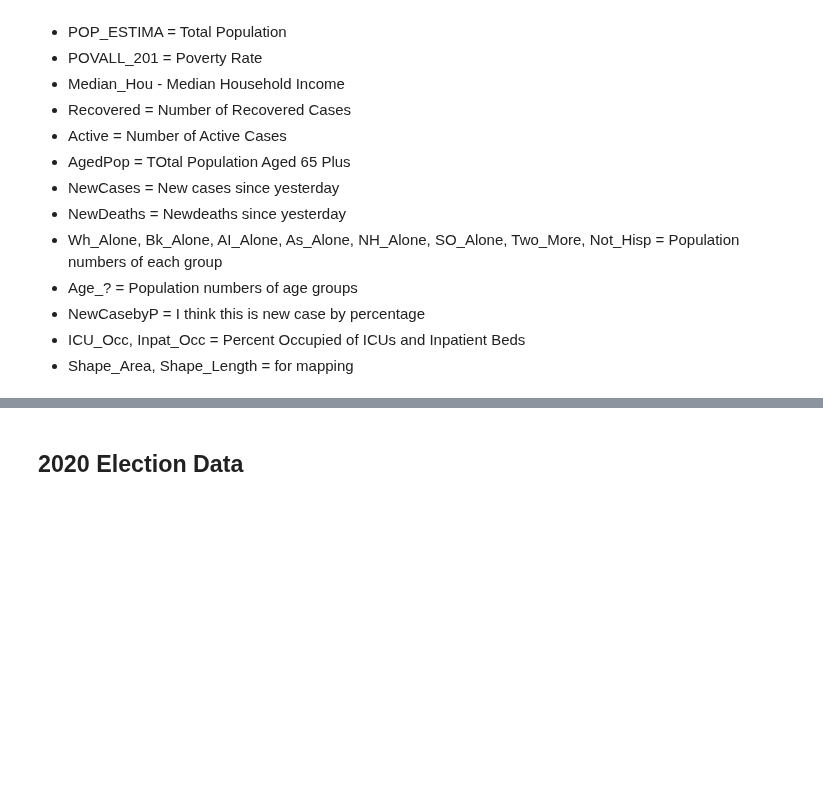
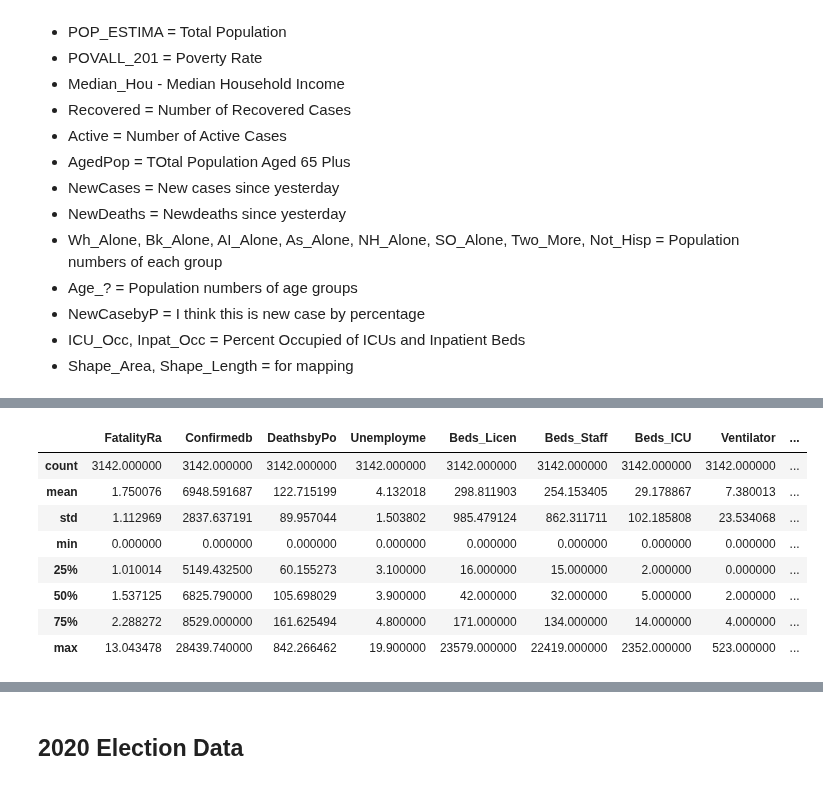
Before and after one commit to datascisteven/The-Masked-Politic, a Jupyter notebook: Phase_3_Project.ipynb, the cells around one changed output, grey strips where cells are left out. Saved outputs shown, nothing was run; the diff lists cells and outputs as text; code cells hidden in the pictures; blank space fills up the shorter version.

```diff
--- a/Phase_3_Project.ipynb
+++ b/Phase_3_Project.ipynb
@@ -280,0 +281,12 @@ data2.head()
+# %%
+data2.describe()
+# %% [output]
+|  | FatalityRa | Confirmedb | DeathsbyPo | Unemployme | Beds_Licen | Beds_Staff | Beds_ICU | Ventilator | ... |
+| count | 3142.000000 | 3142.000000 | 3142.000000 | 3142.000000 | 3142.000000 | 3142.000000 | 3142.000000 | 3142.000000 | ... |
+| mean | 1.750076 | 6948.591687 | 122.715199 | 4.132018 | 298.811903 | 254.153405 | 29.178867 | 7.380013 | ... |
+| std | 1.112969 | 2837.637191 | 89.957044 | 1.503802 | 985.479124 | 862.311711 | 102.185808 | 23.534068 | ... |
+| min | 0.000000 | 0.000000 | 0.000000 | 0.000000 | 0.000000 | 0.000000 | 0.000000 | 0.000000 | ... |
+| 25% | 1.010014 | 5149.432500 | 60.155273 | 3.100000 | 16.000000 | 15.000000 | 2.000000 | 0.000000 | ... |
+| 50% | 1.537125 | 6825.790000 | 105.698029 | 3.900000 | 42.000000 | 32.000000 | 5.000000 | 2.000000 | ... |
+| 75% | 2.288272 | 8529.000000 | 161.625494 | 4.800000 | 171.000000 | 134.000000 | 14.000000 | 4.000000 | ... |
+| max | 13.043478 | 28439.740000 | 842.266462 | 19.900000 | 23579.000000 | 22419.000000 | 2352.000000 | 523.000000 | ... |
```
Also changed, not shown: parts of 5 cells of this notebook, 1 other file.
